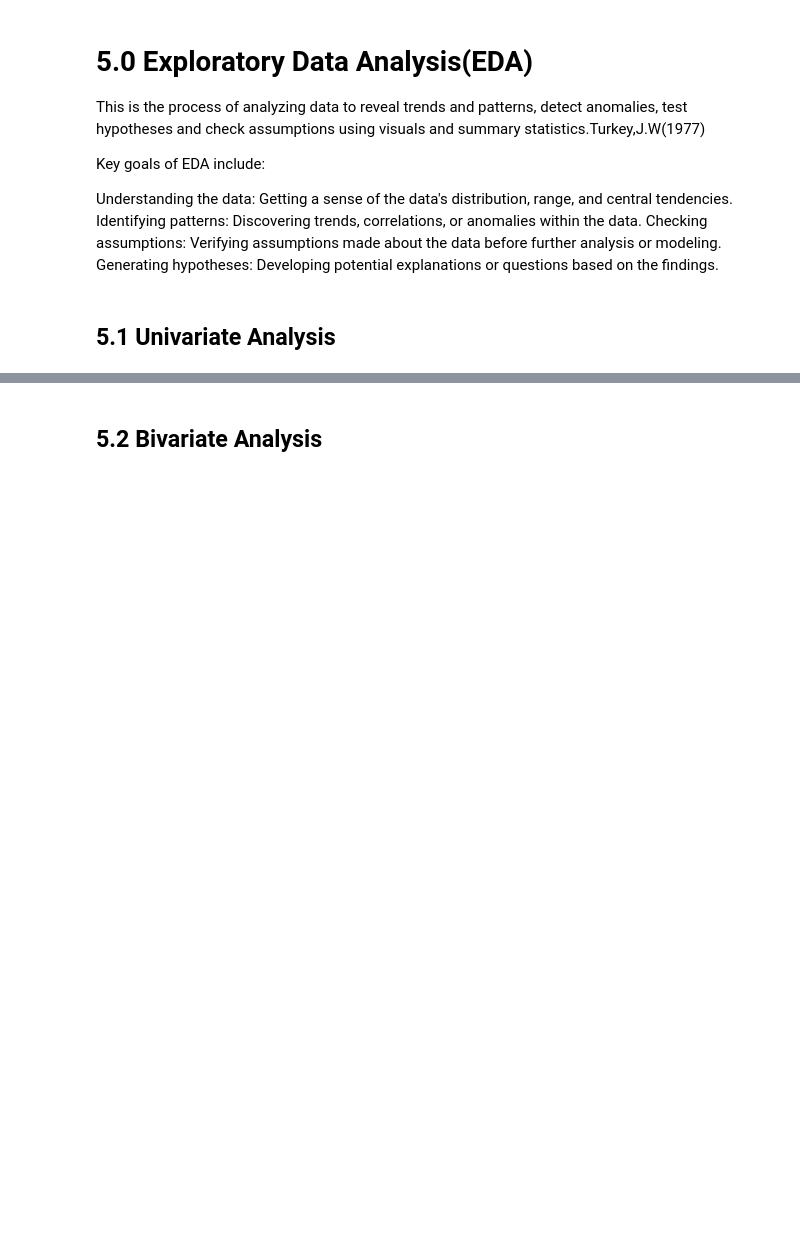
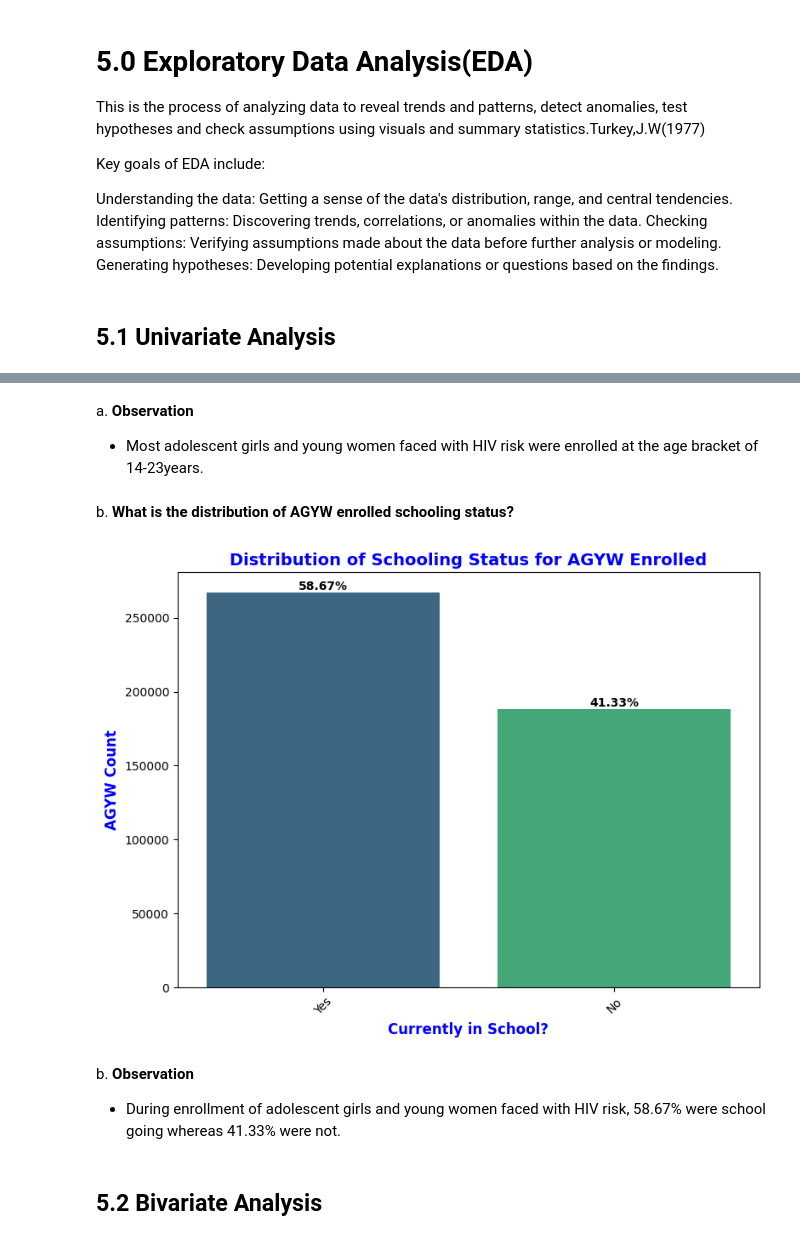
Before and after one commit to RichieRicky/DSF-PT08P5-GROUP5_CAPSTONE-PROJECT, a Jupyter notebook: FELIX_LIMO.ipynb, the cells around one changed output, grey strips where cells are left out. Drawn from its saved outputs; the diff is of its cells as text; code cells hidden in the pictures; blank space fills up the shorter version.

```diff
--- a/FELIX_LIMO.ipynb
+++ b/FELIX_LIMO.ipynb
@@ -427,2 +494,32 @@ Understanding the data: Getting a sense of the data's distribution, range, and c
+# %% [markdown]
+a. **Observation**
+* Most adolescent girls and young women faced with HIV risk were enrolled at the age bracket of 14-23years.
+# %% [markdown]
+b. **What is the distribution of AGYW enrolled schooling status?**
+# %%
+#Distribution of  AGYW enrolled per their current schooling status
+#Setting figsize
+plt.figure(figsize=(8, 6))
+#Count plot
+ax = sns.countplot(data= clean_df, x='currently_in_school', palette='viridis')
+
+#Percentages in each bar
+for p in ax.patches:
+    height = p.get_height()
+    percentage = (height / (len(clean_df))) * 100
+    ax.text(p.get_x() + p.get_width() / 2, height + 0.05, f'{percentage:.2f}%',
+            ha='center', va='bottom', size=10, color='black', weight='bold')
+#Setting title and labels
+plt.title("Distribution of Schooling Status for AGYW Enrolled", size=14, color='blue', weight='bold')
+plt.xlabel("Currently in School?", size=12, color='blue', weight='bold')
+plt.ylabel("AGYW Count", size=12, color='blue', weight='bold')
+plt.xticks(rotation=45)
+plt.tight_layout()
+plt.show()
+# %% [output]
+[figure, added]
+# %% [markdown]
+b. **Observation**
+* During enrollment of adolescent girls and young women faced with HIV risk, 58.67%  were school going whereas 41.33% were not.
 # %% [markdown]
 ## 5.2 Bivariate Analysis
```
Also changed, not shown: parts of 37 cells of this notebook, 1 other file.
